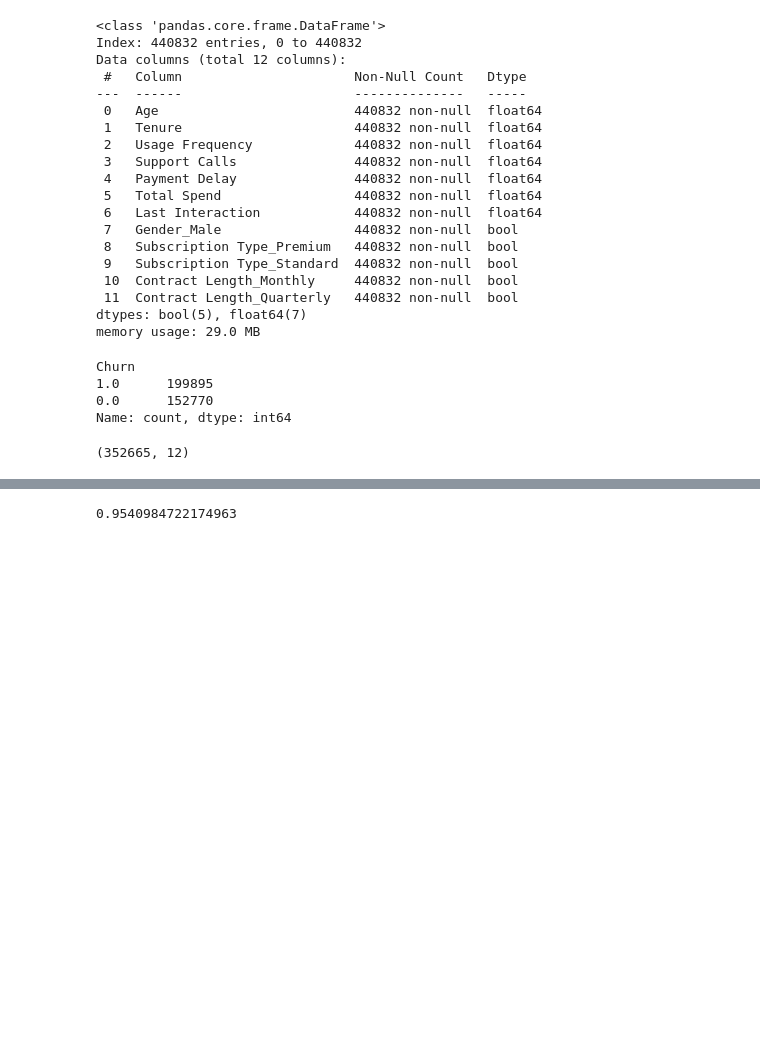
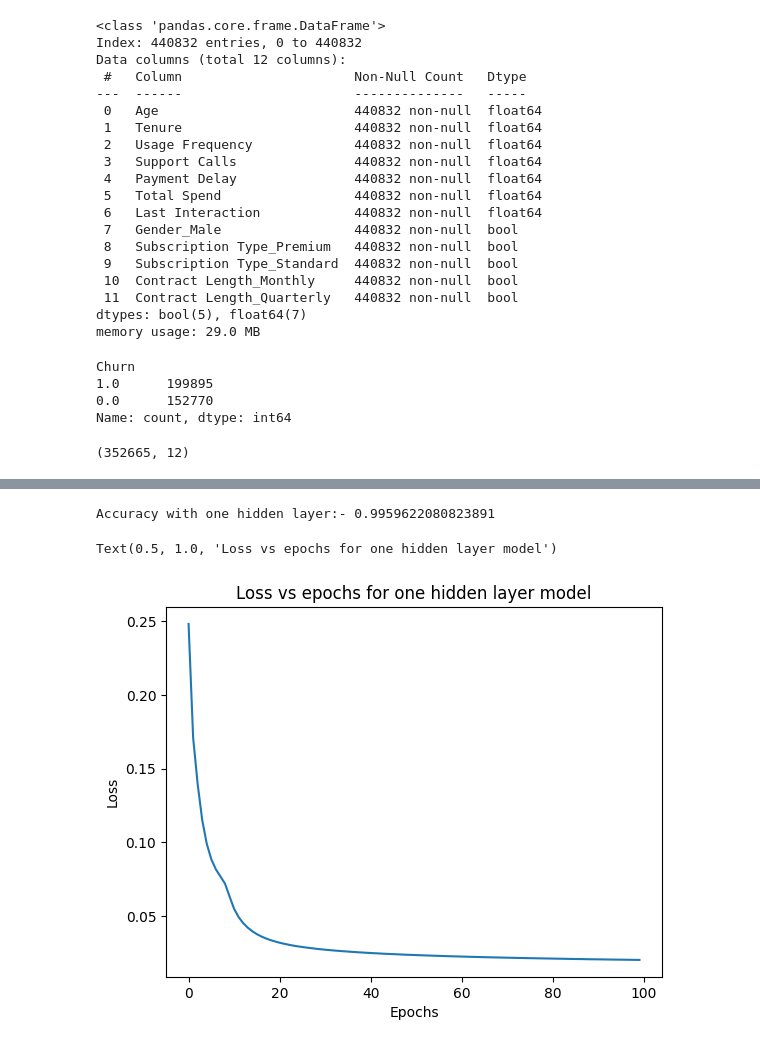
Before and after one commit to ashutoshsamal/AI-DSE_MTECH, a Jupyter notebook: NLP/ANN_assignement.ipynb, the cells around one changed output, grey strips where cells are left out. Cells and saved outputs as stored; diff of their text form; code cells hidden in the pictures; blank space fills up the shorter version.

```diff
--- a/NLP/ANN_assignement.ipynb
+++ b/NLP/ANN_assignement.ipynb
@@ -11,7 +10,7 @@ from tensorflow.keras import Sequential
 from tensorflow.keras.layers import Dense
 from sklearn.metrics import accuracy_score
 # %%
-data=pd.read_csv("NLP/customer_churn_dataset-training-master.csv")
+data=pd.read_csv("customer_churn_dataset-training-master.csv")
 # %%
 data.head()
 # %% [output]
@@ -121,7 +120,7 @@ X_train_scaled=scaler.transform(X_train)
 X_test_scaled=scaler.transform(X_test)
 # %%
 model=Sequential()
-model.add(Dense(3,activation='sigmoid',input_dim=12))
+model.add(Dense(5,activation='sigmoid',input_dim=12))
 model.add(Dense(1,activation='sigmoid'))
 # %%
 model.summary()
@@ -140,6 +139,6 @@ Model: "sequential"
 # %%
 model.compile(loss='binary_crossentropy',optimizer='Adam')
 # %%
-history=model.fit(X_train_scaled,y_train,epochs=100)
+history=model.fit(X_train_scaled,y_train,epochs=100,verbose=2)
 # %% [output]
 Epoch 1/100
@@ -166,6 +165,13 @@ predicted=model.predict(X_test_scaled)
 # %%
 y_pred=np.where(predicted>0.5,1,0)
+print("Accuracy with one hidden layer:-",accuracy_score(y_pred=y_pred,y_true=y_test))
+# %% [output]
+Accuracy with one hidden layer:- 0.9959622080823891
 # %%
-accuracy_score(y_pred=y_pred,y_true=y_test)
+plt.plot(history.history['loss'])   ## Plot of loss with epoch
+plt.xlabel("Epochs")
+plt.ylabel("Loss")
+plt.title("Loss vs epochs for one hidden layer model")
 # %% [output]
-0.9540984722174963
+Text(0.5, 1.0, 'Loss vs epochs for one hidden layer model')
+[figure, added]
```
Also changed, not shown: parts of 12 cells of this notebook.
